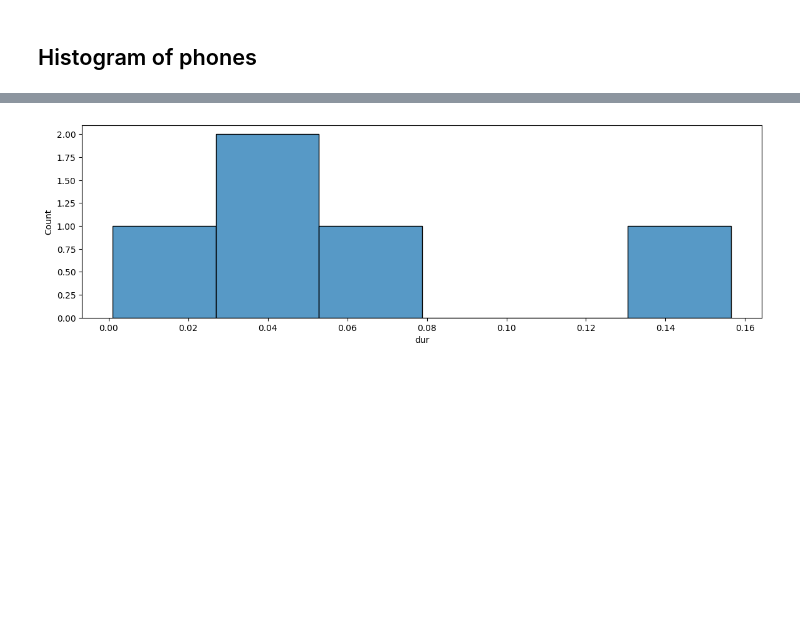
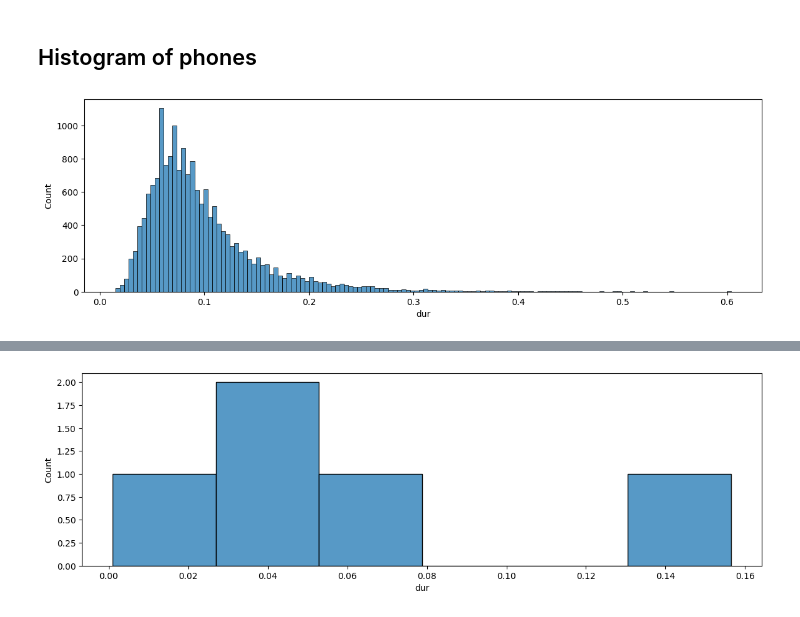
Before and after one commit to fredy-rojas/07_FR_phone, a Jupyter notebook: notebooks/01_data_expl/01_buckeyes/FR01_Buckeye_exploration.ipynb, the cells around one changed output, grey strips where cells are left out. Saved outputs shown, nothing was run; the diff lists cells and outputs as text; code cells hidden in the pictures; blank space fills up the shorter version.

```diff
--- a/notebooks/01_data_expl/01_buckeyes/FR01_Buckeye_exploration.ipynb
+++ b/notebooks/01_data_expl/01_buckeyes/FR01_Buckeye_exploration.ipynb
@@ -67,7 +67,7 @@ class cfg:
 
     ROOT_RAW_BUKEYES = os.path.join("..", "..", "..",
                                     "data",
-                                    "01_Raw",
+                                    "01_external",
                                     "01_buckeye",
                                    )
 # %% [markdown]
@@ -770,3 +770,8 @@ Index(['sID', 'track_name', 'segm', 'tag', 'strt', 'end', 'dur', 'pos',
       dtype='object')
 # %% [markdown]
 ## Histogram of phones
+# %%
+d_fltrd_words_w_phone, d_phone_dur = viz_phone_symb_dur_hist(phone_symb='er',
+                                                             df_word_level=df_word_level)
+# %% [output]
+[figure, added]
```
Also changed, not shown: parts of 3 cells of this notebook.
